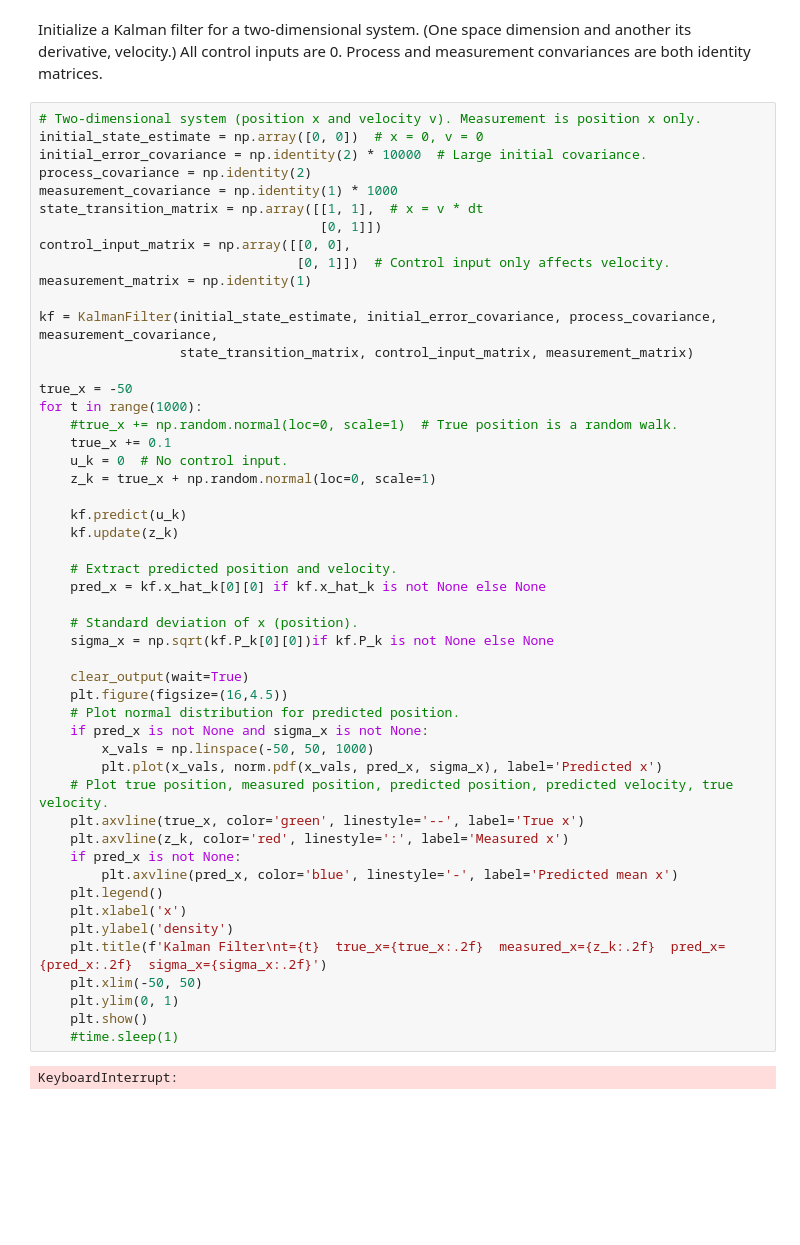
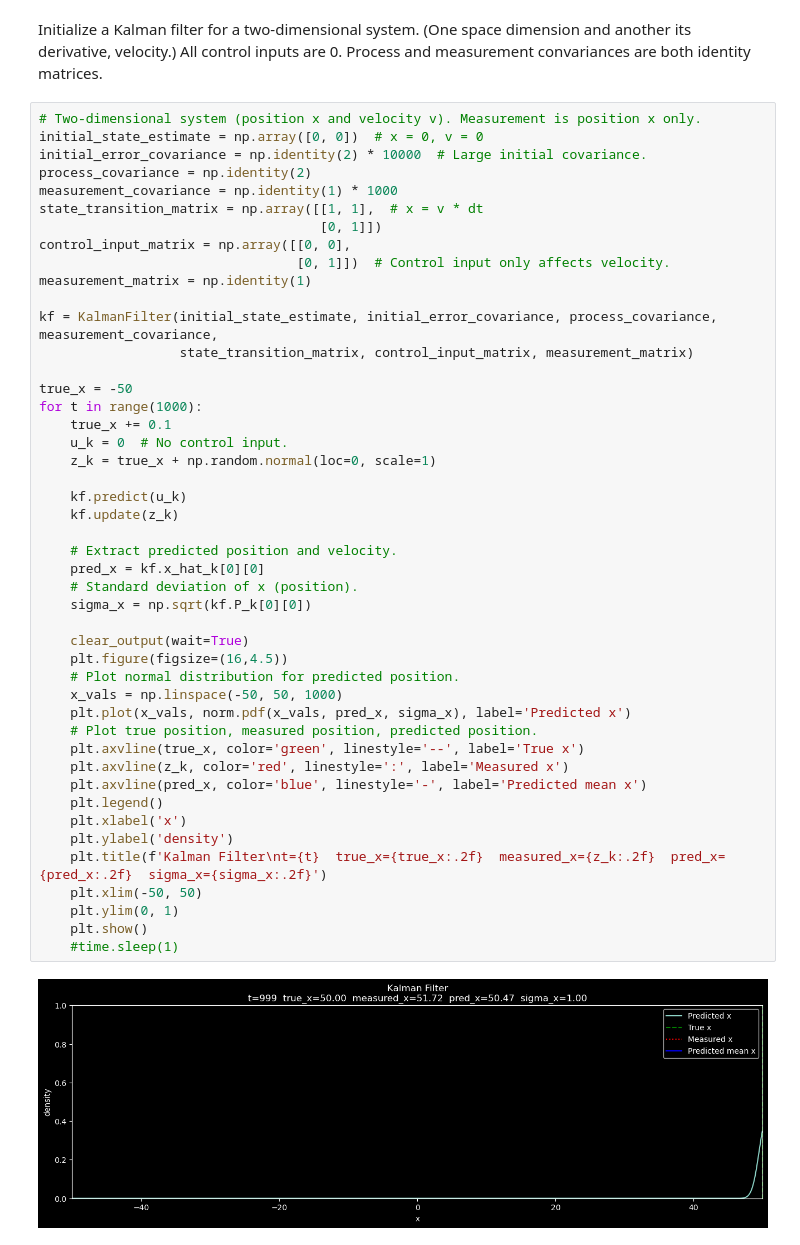
Before and after one commit to antonysuhc/Recursive_Bayesian_Estimation, a Jupyter notebook: Recursive_Bayesian_Estimation.ipynb, the cells around one changed output. Drawn from its saved outputs; the diff is of its cells as text; blank space fills up the shorter version.

```diff
--- a/Recursive_Bayesian_Estimation.ipynb
+++ b/Recursive_Bayesian_Estimation.ipynb
@@ -93,41 +93,37 @@ measurement_matrix = np.identity(1)
 
 kf = KalmanFilter(initial_state_estimate, initial_error_covariance, process_covariance, measurement_covariance,
                   state_transition_matrix, control_input_matrix, measurement_matrix)
 
 true_x = -50
 for t in range(1000):
-    #true_x += np.random.normal(loc=0, scale=1)  # True position is a random walk.
     true_x += 0.1
     u_k = 0  # No control input.
     z_k = true_x + np.random.normal(loc=0, scale=1)
 
     kf.predict(u_k)
     kf.update(z_k)
 
     # Extract predicted position and velocity.
-    pred_x = kf.x_hat_k[0][0] if kf.x_hat_k is not None else None
-
+    pred_x = kf.x_hat_k[0][0]
     # Standard deviation of x (position).
-    sigma_x = np.sqrt(kf.P_k[0][0])if kf.P_k is not None else None
+    sigma_x = np.sqrt(kf.P_k[0][0])
 
     clear_output(wait=True)
     plt.figure(figsize=(16,4.5))
     # Plot normal distribution for predicted position.
-    if pred_x is not None and sigma_x is not None:
-        x_vals = np.linspace(-50, 50, 1000)
-        plt.plot(x_vals, norm.pdf(x_vals, pred_x, sigma_x), label='Predicted x')
-    # Plot true position, measured position, predicted position, predicted velocity, true velocity.
+    x_vals = np.linspace(-50, 50, 1000)
+    plt.plot(x_vals, norm.pdf(x_vals, pred_x, sigma_x), label='Predicted x')
+    # Plot true position, measured position, predicted position.
     plt.axvline(true_x, color='green', linestyle='--', label='True x')
     plt.axvline(z_k, color='red', linestyle=':', label='Measured x')
-    if pred_x is not None:
-        plt.axvline(pred_x, color='blue', linestyle='-', label='Predicted mean x')
+    plt.axvline(pred_x, color='blue', linestyle='-', label='Predicted mean x')
     plt.legend()
     plt.xlabel('x')
     plt.ylabel('density')
     plt.title(f'Kalman Filter\nt={t}  true_x={true_x:.2f}  measured_x={z_k:.2f}  pred_x={pred_x:.2f}  sigma_x={sigma_x:.2f}')
     plt.xlim(-50, 50)
     plt.ylim(0, 1)
     plt.show()
     #time.sleep(1)
 # %% [output]
-KeyboardInterrupt:
+[figure, added]
```
Also changed, not shown: parts of 4 cells of this notebook.
